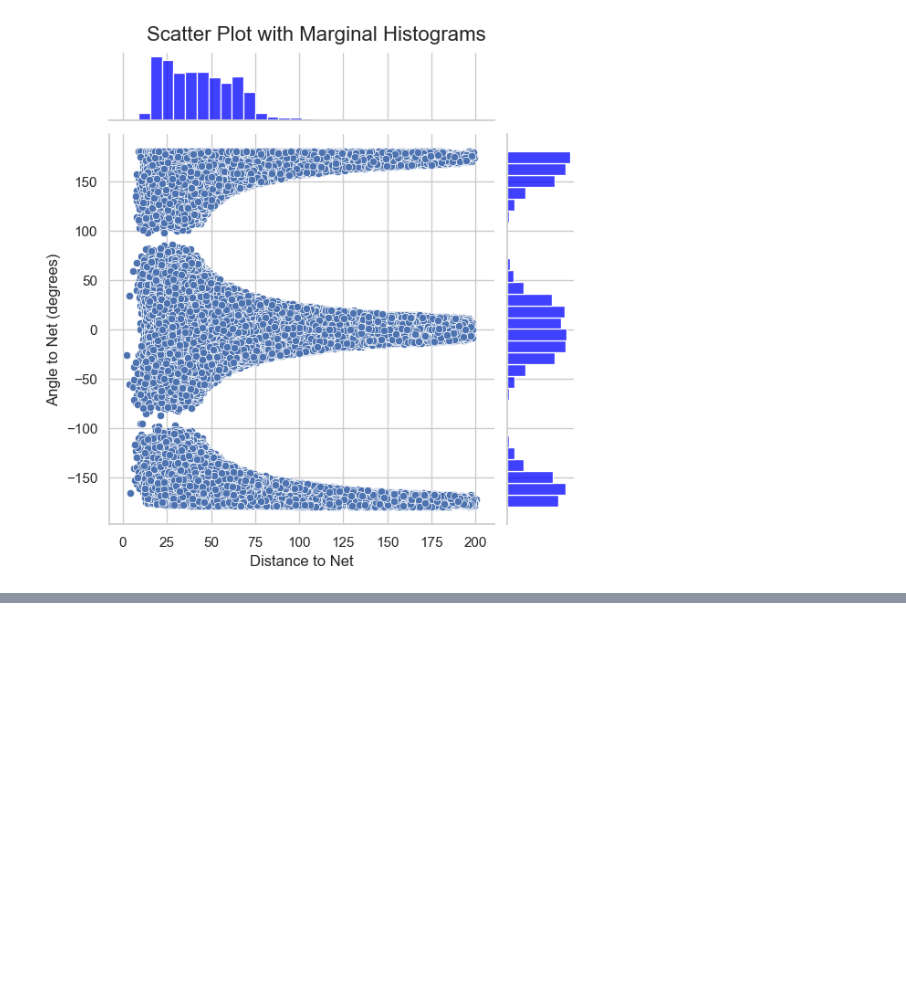
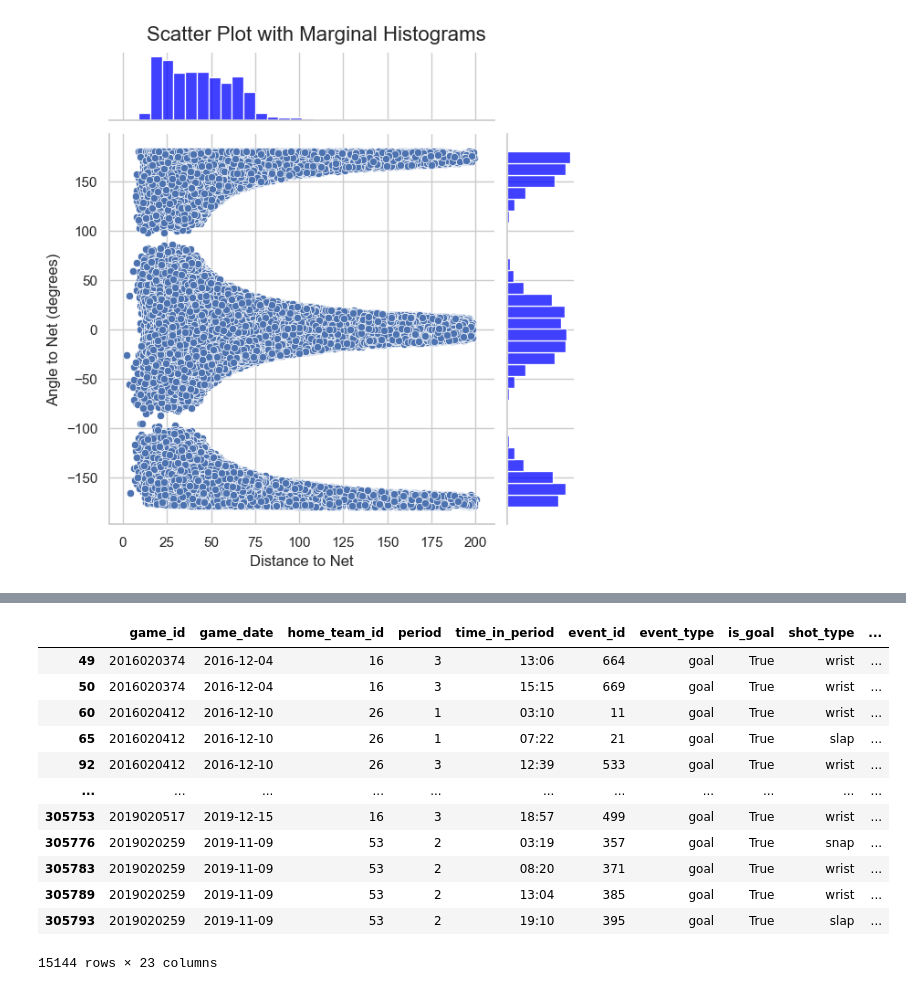
Before and after one commit to Faj1223/NHL-project, a Jupyter notebook: ift6758/notebooks/Question2-milestone2.ipynb, the cells around one changed output, grey strips where cells are left out. Cells and saved outputs as stored; diff of their text form; code cells hidden in the pictures; blank space fills up the shorter version.

```diff
--- a/ift6758/notebooks/Question2-milestone2.ipynb
+++ b/ift6758/notebooks/Question2-milestone2.ipynb
@@ -51,0 +80,16 @@ visualizer.plot_goal_rate(
+# %%
+# Define conditions for defensive zone goals using `home_team_defending_side`
+defensive_goals = goals_df[
+    (goals_df['is_goal'] == 1) & (
+        ((goals_df['team_type'] == 'home') &
+         ((goals_df['home_team_defending_side'] == 'left') & (goals_df['x_coord'] < 0)) |
+         ((goals_df['home_team_defending_side'] == 'right') & (goals_df['x_coord'] > 0))
+        ) |
+        ((goals_df['team_type'] == 'away') &
+         ((goals_df['home_team_defending_side'] == 'left') & (goals_df['x_coord'] > 0)) |
+         ((goals_df['home_team_defending_side'] == 'right') & (goals_df['x_coord'] < 0))
+        )
+    )
+]
+
+print(f"Defensive Zone Goals:\n{defensive_goals}")
@@ -51,0 +114,16 @@ visualizer.plot_goal_rate(
+# %%
+defensive_goals
+# %% [output]
+|  | game_id | game_date | home_team_id | period | time_in_period | event_id | event_type | is_goal | shot_type | ... |
+| 49 | 2016020374 | 2016-12-04 | 16 | 3 | 13:06 | 664 | goal | True | wrist | ... |
+| 50 | 2016020374 | 2016-12-04 | 16 | 3 | 15:15 | 669 | goal | True | wrist | ... |
+| 60 | 2016020412 | 2016-12-10 | 26 | 1 | 03:10 | 11 | goal | True | wrist | ... |
+| 65 | 2016020412 | 2016-12-10 | 26 | 1 | 07:22 | 21 | goal | True | slap | ... |
+| 92 | 2016020412 | 2016-12-10 | 26 | 3 | 12:39 | 533 | goal | True | wrist | ... |
+| ... | ... | ... | ... | ... | ... | ... | ... | ... | ... | ... |
+| 305753 | 2019020517 | 2019-12-15 | 16 | 3 | 18:57 | 499 | goal | True | wrist | ... |
+| 305776 | 2019020259 | 2019-11-09 | 53 | 2 | 03:19 | 357 | goal | True | snap | ... |
+| 305783 | 2019020259 | 2019-11-09 | 53 | 2 | 08:20 | 371 | goal | True | wrist | ... |
+| 305789 | 2019020259 | 2019-11-09 | 53 | 2 | 13:04 | 385 | goal | True | wrist | ... |
+| 305793 | 2019020259 | 2019-11-09 | 53 | 2 | 19:10 | 395 | goal | True | slap | ... |
+15144 rows × 23 columns
```
Also changed, not shown: parts of 5 cells of this notebook, 1 other file.
